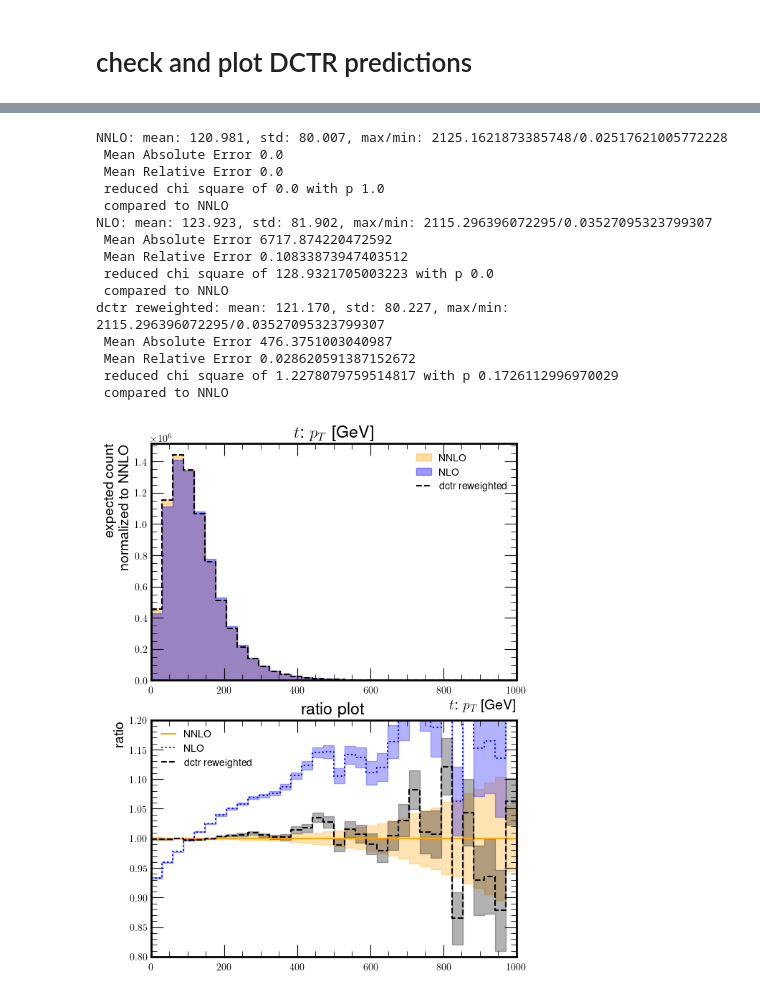
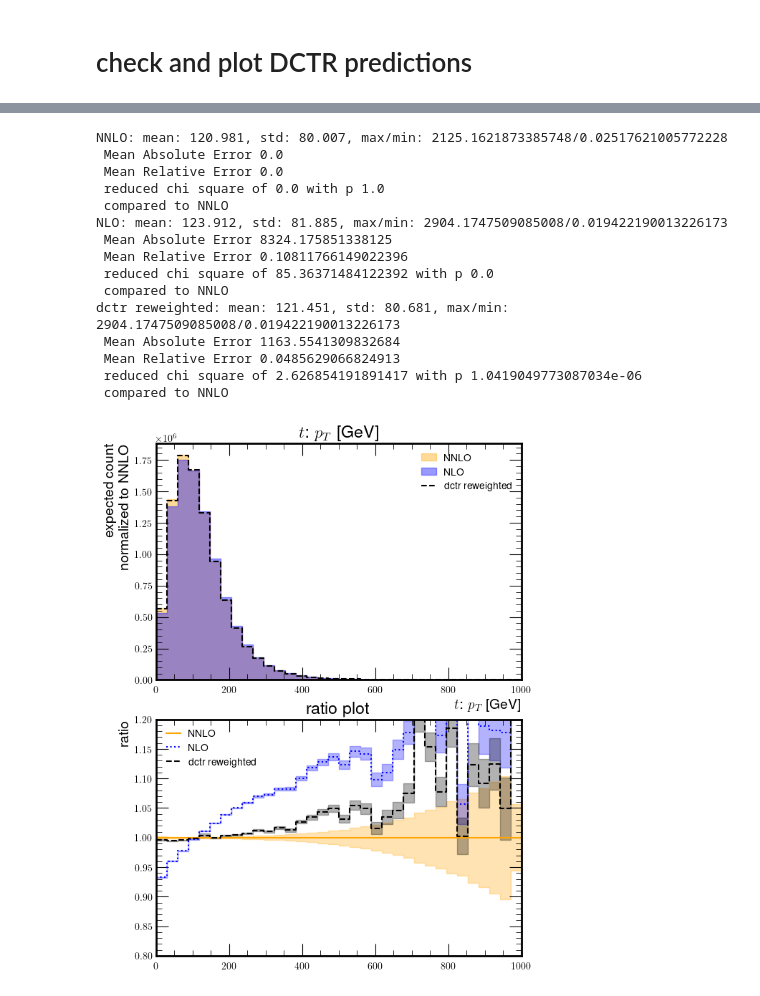
Before and after one commit to finnpuschmann/DCTR_FP, a Jupyter notebook: DCTR_notebook_OLD_14-to-13TeV.ipynb, the cells around one changed output, grey strips where cells are left out. Saved outputs shown, nothing was run; the diff lists cells and outputs as text; code cells hidden in the pictures.

Commit message:
Updated DCTR_notebook_OLD_14-to-13TeV.ipynb,
such that it can easily run from start to finish, only need to change data directory

added resulting model weights as well

```diff
--- a/DCTR_notebook_OLD_14-to-13TeV.ipynb
+++ b/DCTR_notebook_OLD_14-to-13TeV.ipynb
@@ -126,9 +161,13 @@ Epoch 76: early stopping
+# %%
+# get event generator weights and normalize to mean of 1
+X0_wgt = X0_test[:, 0, 7].copy()
+X0_wgt /= np.mean(X0_wgt)
+
+
+X1_wgt = X1_test[:, 0, 7].copy()
+X1_wgt /= np.mean(X1_wgt)
 # %%
-# load training
-dctr, _ = DCTR.setup_nn(input_dim=6, patience=10, saveLabel='DCTR_training')
-dctr.load_weights('BachelorThesis_BAK/DCTR_training.h5')
-
-# get reweighting weights
-with tf.device('/gpu:0'): # sometimes gave me errors when done on GPU
-    weights = DCTR.predict_weights(dctr, X0_nrm[...,:-2], batch_size=8192*16) # [...,:-2] b/c X0_nrm contains event weights and identifier, that are separated from training data in prep data step
+# calculate reweighting weights with trained network
+with tf.device('/cpu:0'): # sometimes gave me errors when done on GPU
+    X0_rwgt = DCTR.predict_weights(dctr, X0_nrm[...,:-2], batch_size=8192*16) # [...,:-2] b/c X0_nrm contains event weights and identifier, that are separated from training data in 'prep data for training' step
 # %% [output]
@@ -169,16 +177,37 @@ NLO reweighted: mean: 2.646, std: 0.664, max/min: 3.1415926534573932/1.696945289
 # %%
-args = [(X1_test, X1_nrm_wgt, 'NNLO'),
-        (X0_test, X0_nrm_wgt, 'NLO'),
-        (X0_test, weights, 'dctr reweighted')]
+# set up args for passing to plot_ratio()
+args = [(X1_test, X1_wgt, 'NNLO'),
+        (X0_test, X0_wgt, 'NLO'),
+        (X0_test, X0_rwgt, 'dctr reweighted')]
 
+''' plot_ratio() necessary args:
+args = [(baseline_data, baseline_wgt, baseline_label), (x0, x0_wgt, x0_label), ...]
+
+default args:
+arg_index = 0, part_index = 0, title = None, x_label = None, y_label = None,
+bins = None, start = None, stop = None, div = 35, ratio_ylim=[0.9,1.1],
+figsize=(6,8), layout='rows', stats_only=False, y_scale=None, verbose = True
+
+ratio and stats are always calculated in comparison to first passed dataset in args.
+first and last bins contain all events that are outside the plotted range.
+automatically checks shape of array. If shape is as expected (i.e the datasets were created with my convert_lhe()):
+    will grab the particle and observable from part_index and arg_index, otherwise plots array as is (i.e. when plotting delta phi)
+    if title, x_label, y_label = None automatically sets labels and title for plots. If not None, then overrides automatic labels (i.e. for delta phi)
+if bins = None; calculates bins according to start, stop and div. If start, stop = None, takes min, max from first dataset in args, otherwise uses passed bins for plotting
+y_scale is linear unless y_scale='log' is passed
+'''
+
+# which observables and particles to plot
 arg_indices = [0, 1, 3, 4, 5]
 part_indices = [0, 1]
 div = 31
 
+# prep arrays for saving stats, which are analyzed below
 mae_all = []
 chi2_all = []
 p_all = []
 
+# loop over all wanted particles and observables
 for part_index in part_indices:
     for arg_index in arg_indices:
         bins = []
@@ -212,9 +241,26 @@ for part_index in part_indices:
             stop = 1000
 
         mae_list, chi2_list, p_list = DCTR.plot_ratio(args, arg_index=arg_index, part_index=part_index, start = start, stop = stop, ratio_ylim = ratio_ylim)
+        # append to list of stats for comparison below
         mae_all.append(mae_list)
         chi2_all.append(chi2_list)
         p_all.append(p_list)
+
+
+
+# calculate and plot delta phi
+X0_delta_phi = DCTR.delta_phi(X0_test)
+X1_delta_phi = DCTR.delta_phi(X1_test)
+
+args_phi = [(X1_delta_phi, X1_wgt, 'NNLO'),
+            (X0_delta_phi, X0_wgt, 'NLO'),
+            (X0_delta_phi, X0_rwgt, 'NLO reweighted')]
+
+mae_list, chi2_list, p_list = DCTR.plot_ratio(args_phi, title = r'$\Delta \Phi$', x_label = r'$\Delta \Phi$ [radian]', start = 0, stop = math.pi, div = div)
+# append to list of stats for comparison below
+mae_all.append(mae_list)
+chi2_all.append(chi2_list)
+p_all.append(p_list)
 # %% [output]
 NNLO: mean: 61.623, std: 72.536, max/min: 1881.821853030107/0.001743452831167295
  Mean Absolute Error 0.0
@@ -299,16 +345,16 @@ dctr reweighted: mean: 866.068, std: 508.420, max/min: 6920.394397/223.7331504
 NNLO: mean: 120.981, std: 80.007, max/min: 2125.1621873385748/0.02517621005772228
  Mean Absolute Error 0.0
  Mean Relative Error 0.0
  reduced chi square of 0.0 with p 1.0
  compared to NNLO
-NLO: mean: 123.923, std: 81.902, max/min: 2115.296396072295/0.03527095323799307
- Mean Absolute Error 6717.874220472592
- Mean Relative Error 0.10833873947403512
- reduced chi square of 128.9321705003223 with p 0.0
+NLO: mean: 123.912, std: 81.885, max/min: 2904.1747509085008/0.019422190013226173
+ Mean Absolute Error 8324.175851338125
+ Mean Relative Error 0.10811766149022396
+ reduced chi square of 85.36371484122392 with p 0.0
  compared to NNLO
-dctr reweighted: mean: 121.170, std: 80.227, max/min: 2115.296396072295/0.03527095323799307
- Mean Absolute Error 476.3751003040987
- Mean Relative Error 0.028620591387152672
- reduced chi square of 1.2278079759514817 with p 0.1726112996970029
+dctr reweighted: mean: 121.451, std: 80.681, max/min: 2904.1747509085008/0.019422190013226173
+ Mean Absolute Error 1163.5541309832684
+ Mean Relative Error 0.0485629066824913
+ reduced chi square of 2.626854191891417 with p 1.0419049773087034e-06
  compared to NNLO
-[figure, old version]
+[figure, new version]
```
Also changed, not shown: parts of 18 cells of this notebook, 8 other files.
